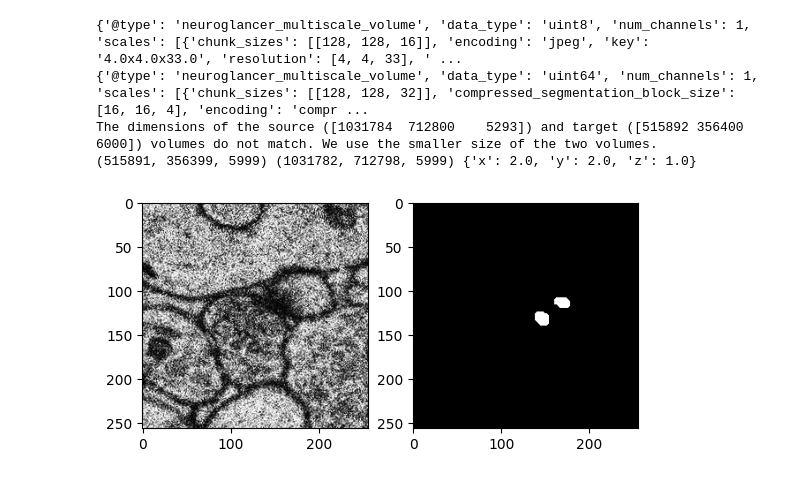
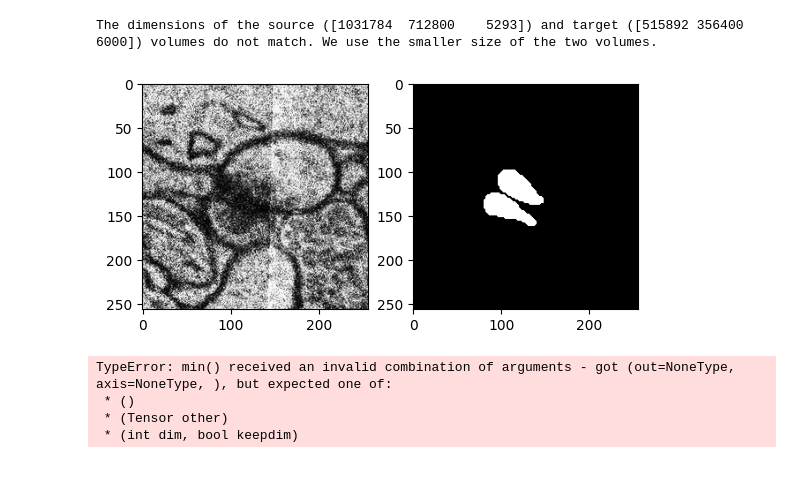
Before and after one commit to PytorchConnectomics/SynAnno, a Jupyter notebook: synanno/backend/data_generation.ipynb, the cells around one changed output. Drawn from its saved outputs; the diff is of its cells as text; code cells hidden in the pictures.

Commit message:
setup SynAnno dataloader class

```diff
--- a/synanno/backend/data_generation.ipynb
+++ b/synanno/backend/data_generation.ipynb
@@ -15,28 +7,19 @@ LOCAL_EXECUTION = True
 # %%
-n_instances = 10  # Replace with desired number of instances
+n_instances = 2  # Replace with desired number of instances
 bucket_secret = "/Users/lando/.cloudvolume/secrets/google-secret.json"
 materialization = "/Users/lando/Code/SynAnno/h01/synapse-export_000000000000.csv"
 source_url = "gs://h01-release/data/20210601/4nm_raw"
 target_url = "gs://h01-release/data/20210729/c3/synapses/whole_ei_onlyvol"
 local_dir = "/Users/lando/Code/SynAnno/synanno/static/Images/data"  # Replace with desired local directory
+crop_sizes = {"crop_size_x": 128, "crop_size_y": 128, "crop_size_z": 16}
+
+
+dataset = SynANNODataset(
+    materialization_table_path=materialization,
+    source_url=source_url,
+    target_url=target_url,
+    bucket_secret_json_path=bucket_secret,
+    local_dir=local_dir,
+    crop_sizes = crop_sizes,
+    local_execution=True
+)
-# %%
-random_instance_keys, bbox_dict = select_random_instances(
-        n_instances, materialization
-    )
-source_cv, target_cv = connect_to_cloudvolumes(
-    source_url, target_url, bucket_secret
-)
-
-print(source_cv.info)
-print(target_cv.info)
-
-vol_dim, vol_dim_scaled, scale = cloudvolume_metadata(
-    source_cv, target_cv, ["x", "y", "z"], ["4", "4", "33"], ["8", "8", "33"]
-)
-
-print(vol_dim, vol_dim_scaled, scale)
-# %% [output]
-{'@type': 'neuroglancer_multiscale_volume', 'data_type': 'uint8', 'num_channels': 1, 'scales': [{'chunk_sizes': [[128, 128, 16]], 'encoding': 'jpeg', 'key': '4.0x4.0x33.0', 'resolution': [4, 4, 33], ' ...
-{'@type': 'neuroglancer_multiscale_volume', 'data_type': 'uint64', 'num_channels': 1, 'scales': [{'chunk_sizes': [[128, 128, 32]], 'compressed_segmentation_block_size': [16, 16, 4], 'encoding': 'compr ...
-The dimensions of the source ([1031784  712800    5293]) and target ([515892 356400   6000]) volumes do not match. We use the smaller size of the two volumes.
-(515891, 356399, 5999) (1031782, 712798, 5999) {'x': 2.0, 'y': 2.0, 'z': 1.0}
@@ -55,4 +26,15 @@ download_subvolumes(
+# %%
+dataset.create_dataset(n_instances=n_instances)
+# %% [output]
+The dimensions of the source ([1031784  712800    5293]) and target ([515892 356400   6000]) volumes do not match. We use the smaller size of the two volumes.
 # %%
-visualize_data('/Users/lando/Code/SynAnno/synanno/static/Images/data/source/source_47672.npy', slice=10)
+dataset.visualize_data('/Users/lando/Code/SynAnno/synanno/static/Images/data/source/source_47672.npy', slice=6)
 # %% [output]
-[figure, old version]
+[figure, new version]
+# %%
+dataset.visualize_data(dataset[0][0])
+# %% [output]
+TypeError: min() received an invalid combination of arguments - got (out=NoneType, axis=NoneType, ), but expected one of:
+ * ()
+ * (Tensor other)
+ * (int dim, bool keepdim)
```
Also changed, not shown: parts of 3 cells of this notebook, 5 other files.
